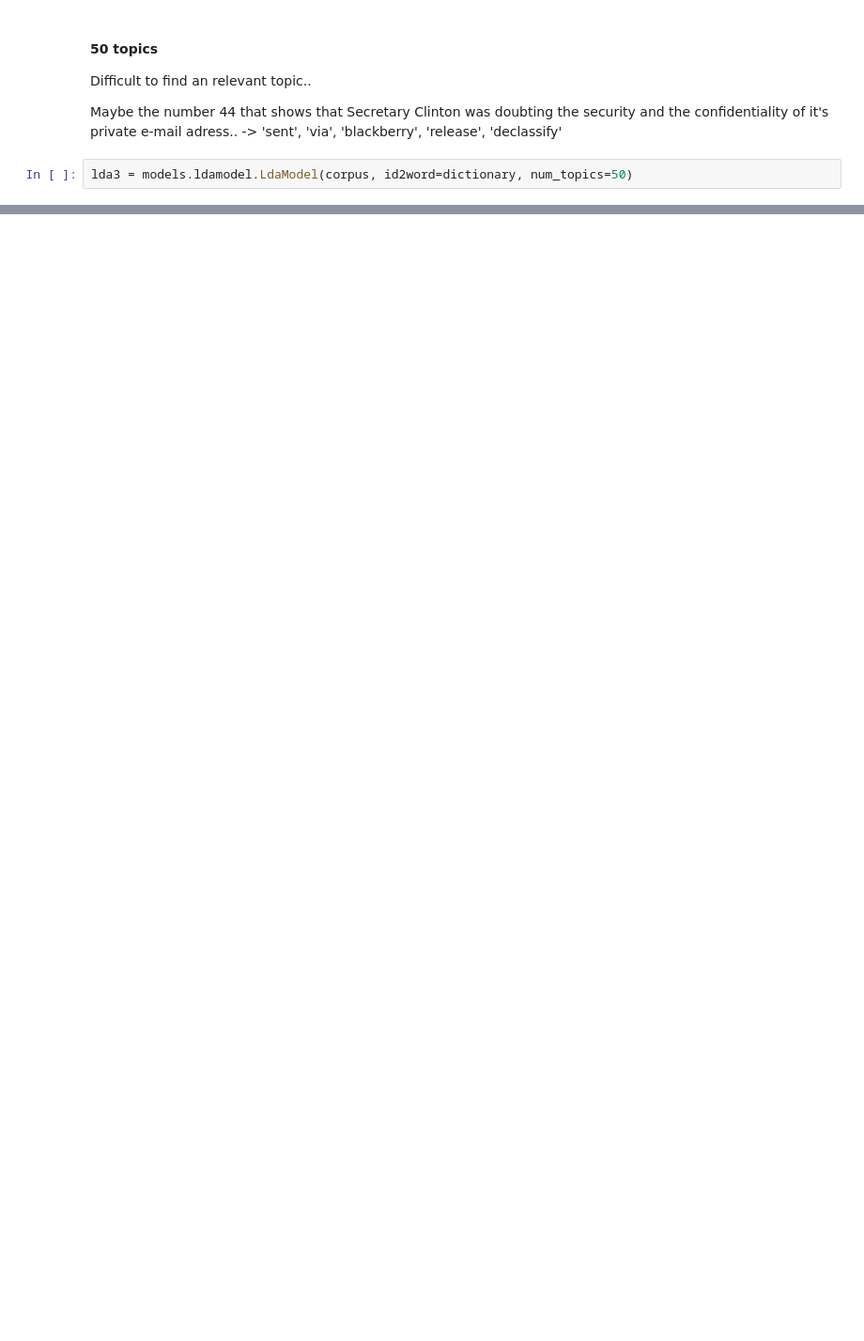
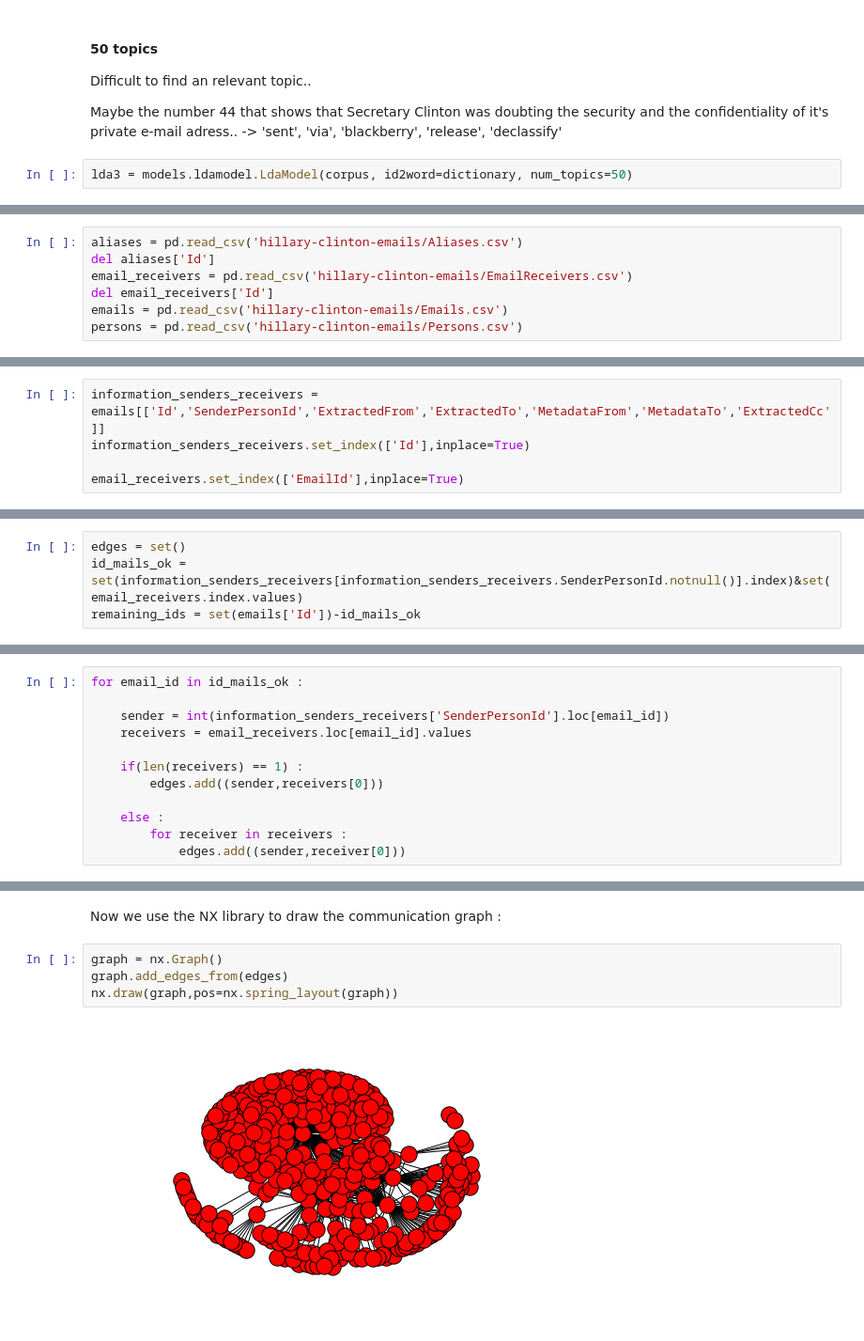
Before and after one commit to Ismail64/ADA_Homeworks, a Jupyter notebook: Labs/06 - Taming Text/FINAL_HW-05.ipynb, the cells around one changed output, grey strips where cells are left out. Shown at 94% size. Drawn from its saved outputs; the diff is of its cells as text; blank space fills up the shorter version.

```diff
--- a/Labs/06 - Taming Text/FINAL_HW-05.ipynb
+++ b/Labs/06 - Taming Text/FINAL_HW-05.ipynb
@@ -282,0 +275,7 @@ lda3.print_topics(100)[44]
+# %%
+aliases = pd.read_csv('hillary-clinton-emails/Aliases.csv')
+del aliases['Id']
+email_receivers = pd.read_csv('hillary-clinton-emails/EmailReceivers.csv')
+del email_receivers['Id']
+emails = pd.read_csv('hillary-clinton-emails/Emails.csv')
+persons = pd.read_csv('hillary-clinton-emails/Persons.csv')
@@ -282,0 +285,5 @@ lda3.print_topics(100)[44]
+# %%
+information_senders_receivers = emails[['Id','SenderPersonId','ExtractedFrom','ExtractedTo','MetadataFrom','MetadataTo','ExtractedCc']]
+information_senders_receivers.set_index(['Id'],inplace=True)
+
+email_receivers.set_index(['EmailId'],inplace=True)
@@ -282,0 +292,4 @@ lda3.print_topics(100)[44]
+# %%
+edges = set()
+id_mails_ok = set(information_senders_receivers[information_senders_receivers.SenderPersonId.notnull()].index)&set(email_receivers.index.values)
+remaining_ids = set(emails['Id'])-id_mails_ok
@@ -282,0 +298,12 @@ lda3.print_topics(100)[44]
+# %%
+for email_id in id_mails_ok :
+
+    sender = int(information_senders_receivers['SenderPersonId'].loc[email_id])
+    receivers = email_receivers.loc[email_id].values
+
+    if(len(receivers) == 1) :
+        edges.add((sender,receivers[0]))
+
+    else :
+        for receiver in receivers :
+            edges.add((sender,receiver[0]))
@@ -282,0 +392,8 @@ lda3.print_topics(100)[44]
+# %% [markdown]
+Now we use the NX library to draw the communication graph :
+# %%
+graph = nx.Graph()
+graph.add_edges_from(edges)
+nx.draw(graph,pos=nx.spring_layout(graph))
+# %% [output]
+[figure, added]
```
Also changed, not shown: parts of 43 cells of this notebook.
